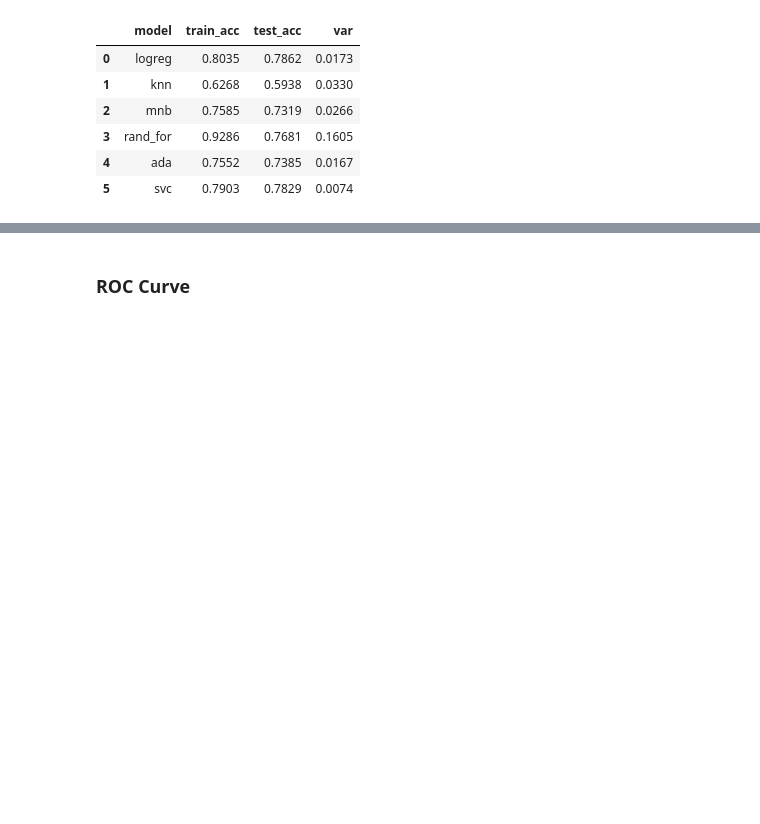
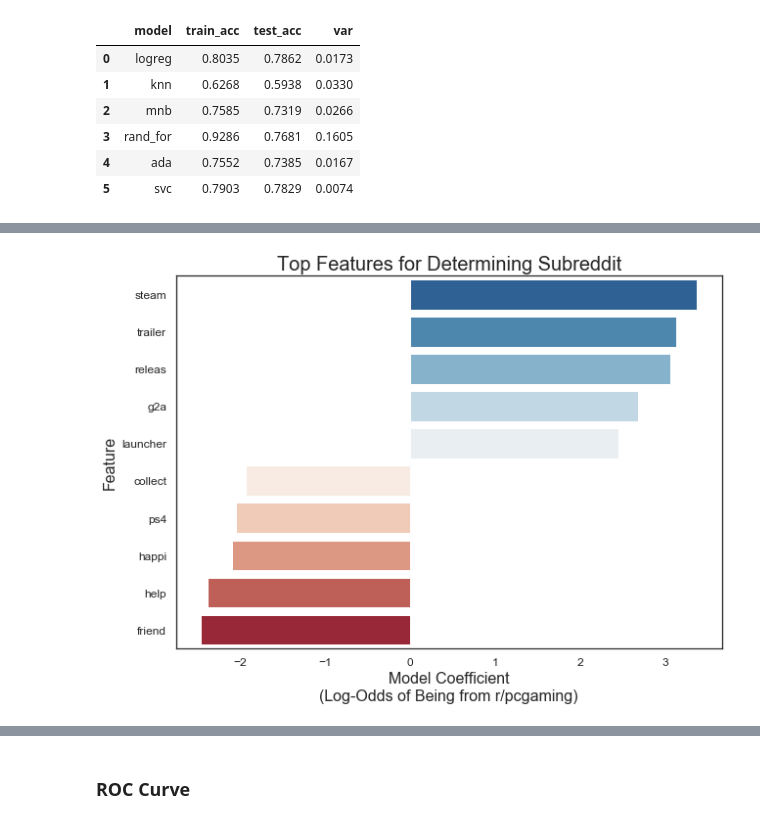
Before and after one commit to ondovj/reddit_classification, a Jupyter notebook: Code/2-cleaning_through_conclusions.ipynb, the cells around one changed output, grey strips where cells are left out. Saved outputs shown, nothing was run; the diff lists cells and outputs as text; code cells hidden in the pictures; blank space fills up the shorter version.

Commit message:
updated model interpretations

```diff
--- a/Code/2-cleaning_through_conclusions.ipynb
+++ b/Code/2-cleaning_through_conclusions.ipynb
@@ -853,0 +861,15 @@ Because of these metrics points, it appears to be the best balanced of all the m
+# %%
+lr = LogisticRegression(penalty="l2", C=2)
+lr_final_model = lr.fit(X_train, y_train)
+# %%
+# creating index of feature names
+index = tfidf.get_feature_names()
+index.extend(["word_count", "char_len"])
+# %%
+# making df of features w/coefs
+lr_coef_df = pd.DataFrame(lr_final_model.coef_[0],
+                         columns=["coef"],
+                         index=index)
+# sorting for highest coef
+lr_coef_df = lr_coef_df.sort_values("coef", ascending=False)
+lr_coef_df.head()
@@ -853,0 +883,17 @@ Because of these metrics points, it appears to be the best balanced of all the m
+# %%
+# isolating top and bottom coefs
+lr_coef_odds = pd.concat(objs=[lr_coef_df.head(), lr_coef_df.tail()])
+# %%
+# plotting most significant coefs
+plt.figure(figsize=(10, 7))
+sns.barplot(data=lr_coef_odds,
+            x="coef",
+            y=lr_coef_odds.index,
+            palette="RdBu_r")
+plt.title("Top Features for Determining Subreddit", size=20)
+plt.yticks(size=12)
+plt.xticks(size=12)
+plt.ylabel("Feature", size=16)
+plt.xlabel("Model Coefficient\n(Log-Odds of Being from r/pcgaming)", size=16);
+# %% [output]
+[figure, added]
```
Also changed, not shown: parts of 17 cells of this notebook, 1 other file.
